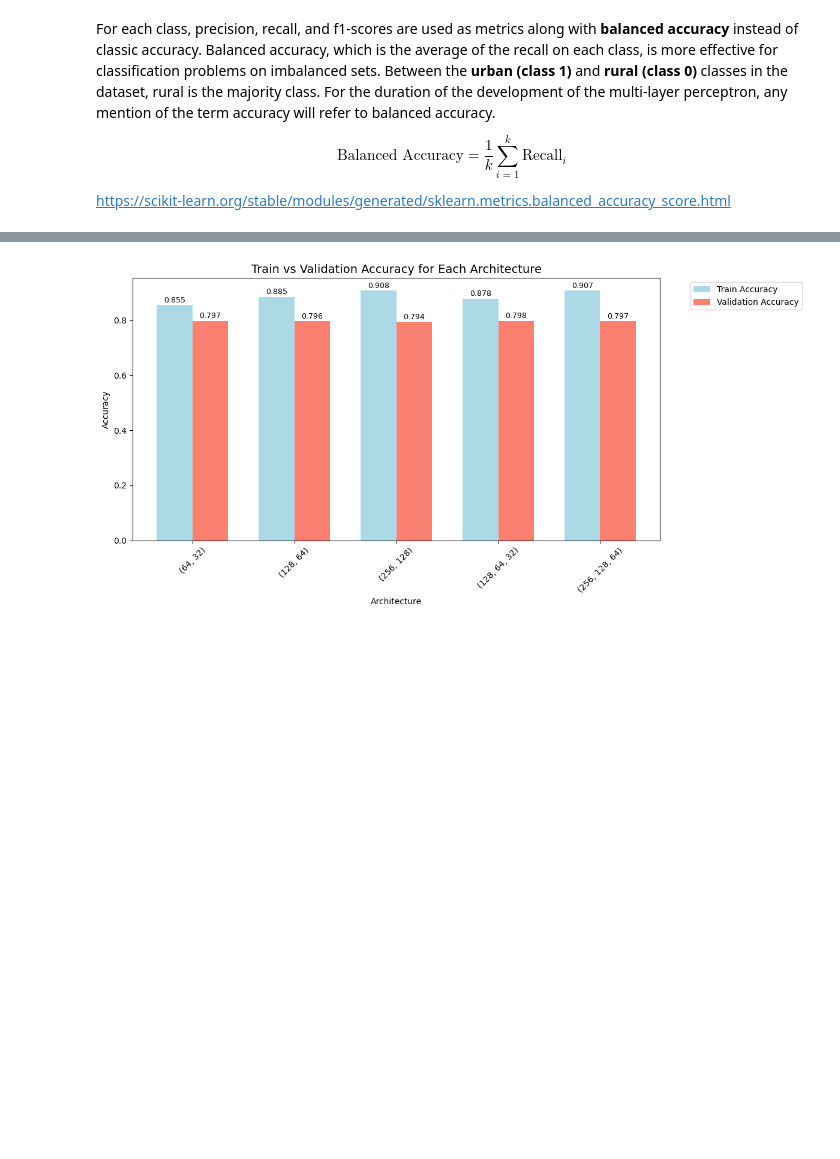
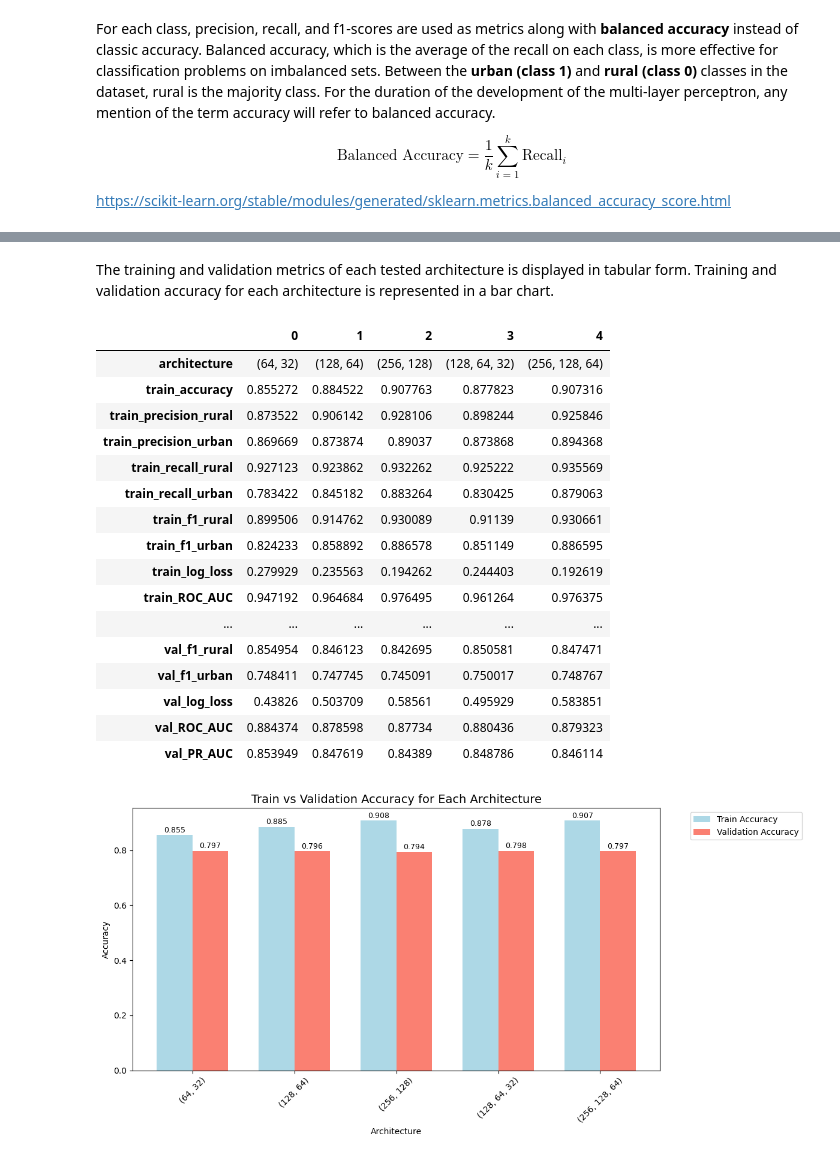
Before and after one commit to NebulaRojo9/STINTSY-MCO, a Jupyter notebook: Multi-Layer Perceptron.ipynb, the cells around one changed output, grey strips where cells are left out. Cells and saved outputs as stored; diff of their text form; code cells hidden in the pictures; blank space fills up the shorter version.

```diff
--- a/Multi-Layer Perceptron.ipynb
+++ b/Multi-Layer Perceptron.ipynb
@@ -269,3 +276,27 @@ results_df.T
+# %% [markdown]
+The training and validation metrics of each tested architecture is displayed in tabular form. Training and validation accuracy for each architecture is represented in a bar chart.
+# %%
+results_flat = flat_results_architecture(results)
+results_df = pd.DataFrame(results_flat)
+results_df.T
+# %% [output]
+|  | 0 | 1 | 2 | 3 | 4 |
+| architecture | (64, 32) | (128, 64) | (256, 128) | (128, 64, 32) | (256, 128, 64) |
+| train_accuracy | 0.855272 | 0.884522 | 0.907763 | 0.877823 | 0.907316 |
+| train_precision_rural | 0.873522 | 0.906142 | 0.928106 | 0.898244 | 0.925846 |
+| train_precision_urban | 0.869669 | 0.873874 | 0.89037 | 0.873868 | 0.894368 |
+| train_recall_rural | 0.927123 | 0.923862 | 0.932262 | 0.925222 | 0.935569 |
+| train_recall_urban | 0.783422 | 0.845182 | 0.883264 | 0.830425 | 0.879063 |
+| train_f1_rural | 0.899506 | 0.914762 | 0.930089 | 0.91139 | 0.930661 |
+| train_f1_urban | 0.824233 | 0.858892 | 0.886578 | 0.851149 | 0.886595 |
+| train_log_loss | 0.279929 | 0.235563 | 0.194262 | 0.244403 | 0.192619 |
+| train_ROC_AUC | 0.947192 | 0.964684 | 0.976495 | 0.961264 | 0.976375 |
+| ... | ... | ... | ... | ... | ... |
+| val_f1_rural | 0.854954 | 0.846123 | 0.842695 | 0.850581 | 0.847471 |
+| val_f1_urban | 0.748411 | 0.747745 | 0.745091 | 0.750017 | 0.748767 |
+| val_log_loss | 0.43826 | 0.503709 | 0.58561 | 0.495929 | 0.583851 |
+| val_ROC_AUC | 0.884374 | 0.878598 | 0.87734 | 0.880436 | 0.879323 |
+| val_PR_AUC | 0.853949 | 0.847619 | 0.84389 | 0.848786 | 0.846114 |
 # %%
 # see distribution of balanced accuracy scores in the training and validation set across different architectures
 plt.figure(figsize=(12, 6))
```
Also changed, not shown: parts of 11 cells of this notebook, 3 other files.
